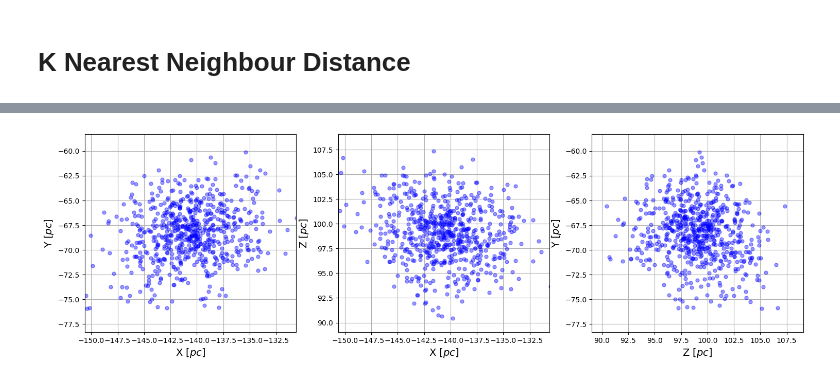
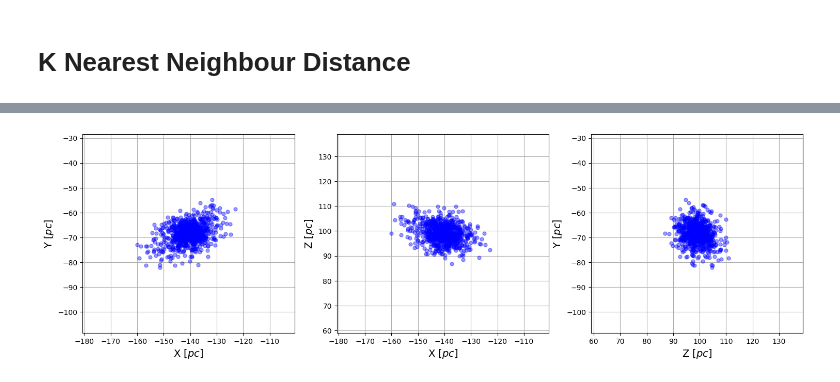
Before and after one commit to stevenalfonso/DBSCAN, a Jupyter notebook: Beehive_DBSCAN.ipynb, the cells around one changed output, grey strips where cells are left out. Drawn from its saved outputs; the diff is of its cells as text; code cells hidden in the pictures.

```diff
--- a/Beehive_DBSCAN.ipynb
+++ b/Beehive_DBSCAN.ipynb
@@ -282,7 +280,7 @@ def Metropolis(N, data, params):
 # %%
 data = df.parallax
 params = results_parallax.x
-sampling = Metropolis(5000, data, params)
+sampling = Metropolis(2000, data, params)
 simulated_data = []
 simulated_data.append(sampling)
 plt.hist(sampling,bins='auto',density=True)
@@ -297,11 +295,11 @@ Text(0.5, 0, 'parallax')
 # %%
 eps_simulated = []
-for k in tqdm(range(0,10)):
+for k in tqdm(range(0, 30)):
     names = ['parallax','ra','dec','pmra','pmdec']
     params = [results_parallax.x, results_ra.x, results_dec.x, results_pmra.x, results_pmdec.x]
     simulated_data = []
     for x,i in enumerate(names):
-        n_iteraciones = 5000
+        n_iteraciones = 2000
         #nc, s1, s2, mu1, mu2 = params[x]
         parameters = params[x]
         data = df[i]
@@ -316,21 +314,21 @@ for k in tqdm(range(0,10)):
         #plt.legend()
         #plt.show()
 
-    df_simulated=pd.DataFrame(np.array(simulated_data).transpose(),columns=['parallax','ra','dec','pmra','pmdec'])
+    df_simulated=pd.DataFrame(np.array(simulated_data).transpose(),\
+                              columns=['parallax','ra','dec','pmra','pmdec'])
     df_simulated = df_simulated.astype('float32')
     df_simulated = StandardScaler().fit(df_simulated).transform(df_simulated)
 
     neigh = NearestNeighbors(n_neighbors = 7, algorithm = 'ball_tree', n_jobs=4).fit(df_simulated)
     distances_simulated, indices = neigh.kneighbors(df_simulated)
-    distances_simulated = np.sort(distances_simulated, axis = 0)
-    distances_simulated = np.array(distances_simulated[:,1])
+    distances_simulated = np.sort(np.median(distances_simulated, axis = 1))
     distances_simulated = distances_simulated[(distances_simulated != 0.0)]
+
     hist, bin_edges = np.histogram(distances_simulated, bins='auto',
                                    range=(0.01,max(distances_simulated)))
-    i = hist.argmax()
-
-    #eps_simulated.append(min(distances_simulated))
-    eps_simulated.append(bin_edges[i])
+    #i = hist.argmax()
+    #eps_simulated.append(bin_edges[i])
+    eps_simulated.append(np.median(distances_simulated))
     plt.figure(figsize=(5,3))
     #plt.hist(distances, bins='auto', label='Region of Blanco 1',histtype=u'step')
     plt.hist(distances_simulated, bins='auto', label='Simulated data', alpha=0.5)#histtype=u'step'
@@ -376,17 +381,17 @@ data = data.astype('float32')
 data = StandardScaler().fit(data).transform(data)
 
 neigh = NearestNeighbors(n_neighbors=7, algorithm = 'ball_tree',n_jobs=4).fit(data)
-distances, indices = neigh.kneighbors(data)
-distances = np.sort(distances, axis = 0)
-distances = distances[:,1]
-
+real_distances, indices = neigh.kneighbors(data)
+real_distances = np.sort(real_distances, axis=0)
+real_distances = np.array(real_distances[:,1])
+#distances_simulated = distances_simulated[(distances_simulated != 0.0)]
 #eps_simulated = np.loadtxt('./pleiades_eps_simulated.txt')
 
-hist, bin_edges = np.histogram(distances, bins='auto',range=(min(distances),max(distances)))
+hist, bin_edges = np.histogram(real_distances, bins='auto',range=(min(real_distances),max(real_distances)))
 i = hist.argmax()
 max_value = bin_edges[i]
-#min_value = min(bin_edges)
+#max_value = np.mean(bin_edges)
 average_eps_simulated = np.average(eps_simulated)
-#average_distance = np.average(distances)
-print(average_eps_simulated)
+print(average_eps_simulated, max_value)
+print((average_eps_simulated+max_value)/2)
 # %% [output]
@@ -441,5 +443,5 @@ eps: 0.234267725175276
 # %%
-db = DBSCAN(eps = eps, min_samples = 7, n_jobs = 8, algorithm='ball_tree').fit(data)
+db = DBSCAN(eps = eps, min_samples = 8, n_jobs = 4, algorithm='ball_tree').fit(data)
 labels = db.labels_
 df['Clusters'] = labels
 for i in list(set(labels)):
@@ -541,7 +542,7 @@ n = 0
 df_test = df[(df['Clusters'] == n)]
 df_test['parallax'] = df_test['parallax'] / 1000
 df_test['parallax_error'] = df_test['parallax_error'] / 1000
-#df_test.to_csv('./pleiades_dbscan.csv')
+df_test.to_csv('./beehive_db.csv')
 
 ra_ = df_test['ra'] *u.deg
 dec_ = df_test['dec'] *u.deg
@@ -557,38 +558,38 @@ z = c.galactic.cartesian.z
 xp = np.mean(x.to_value())
 yp = np.mean(y.to_value())
 zp = np.mean(z.to_value())
-value = 10
+value = 40
 
 %matplotlib inline
 plt.figure(figsize=(18,5))
 
 plt.subplot(1,3,1)
 plt.plot(x, y,color='blue',marker='o',linestyle='None',markersize=5,alpha=0.4)
 plt.xlim(xp - value,xp + value)
 plt.ylim(yp - value,yp + value)
 plt.xlabel("X $[pc]$", fontsize = 14)
 plt.ylabel("Y $[pc]$", fontsize = 14)#,rotation=0)
 plt.grid()
 
 plt.subplot(1,3,2)
 plt.plot(x, z,color='blue',marker='o',linestyle='None',markersize=5,alpha=0.4)
 plt.xlim(xp - value,xp + value)
 plt.ylim(zp - value,zp + value)
 plt.xlabel("X $[pc]$", fontsize = 14)
 plt.ylabel("Z $[pc]$", fontsize = 14)#,rotation=0)
 plt.grid()
 
 plt.subplot(1,3,3)
 plt.plot(z, y,color='blue',marker='o',linestyle='None',markersize=5,alpha=0.4)
 plt.xlim(zp - value,zp + value)
 plt.ylim(yp - value,yp + value)
 plt.xlabel("Z $[pc]$", fontsize = 14)
 plt.ylabel("Y $[pc]$", fontsize = 14)#,rotation=0)
 plt.grid()
 #plt.savefig('./results/distribucion_espacial_test.jpg')
 plt.show()
 # %% [output]
-[figure, old version]
+[figure, new version]
 # %%
 #df_test = df[(df['Clusters'] == n)]
 #df_test.to_csv('./beehive_dbscan.csv')
```
Also changed, not shown: parts of 18 cells of this notebook, 2 other files.
